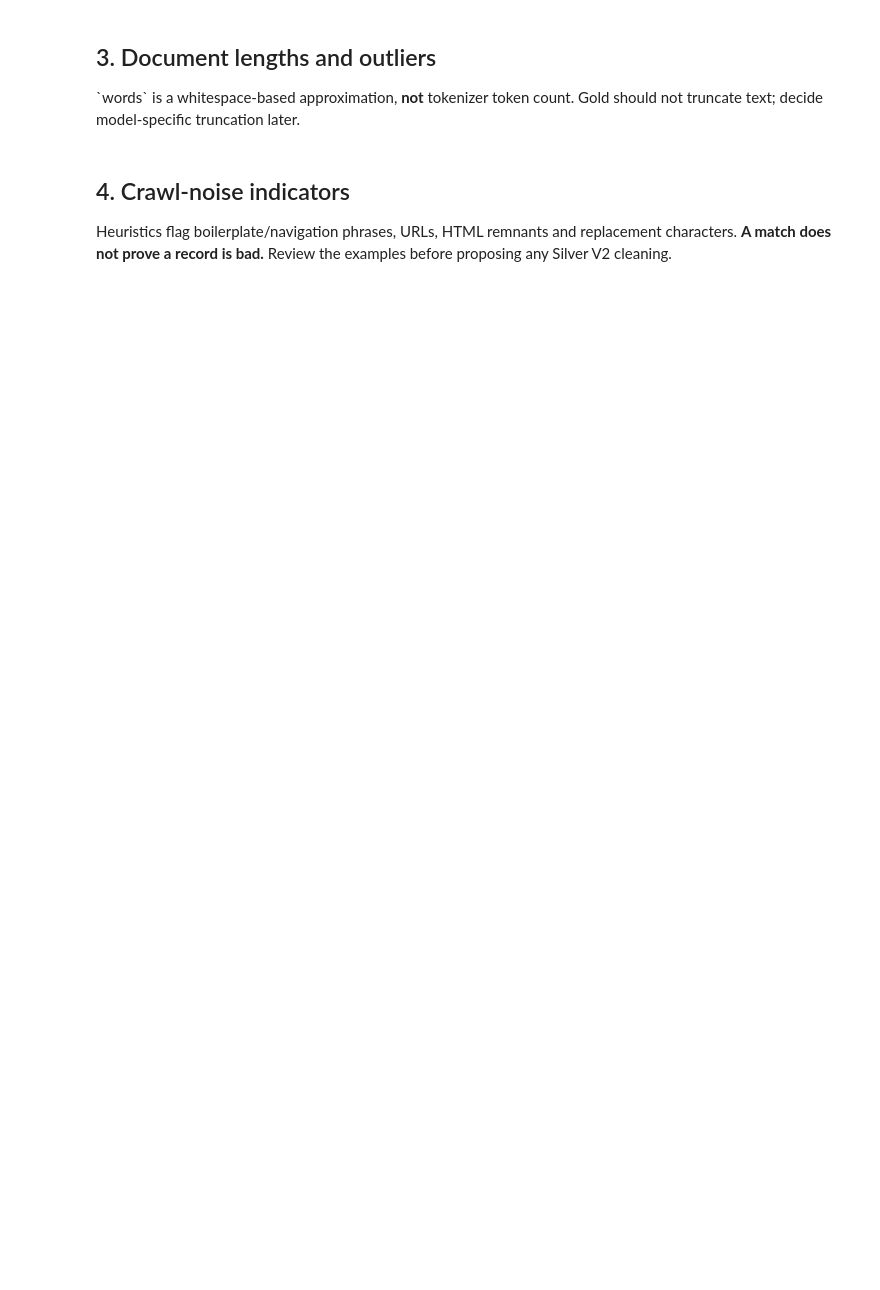
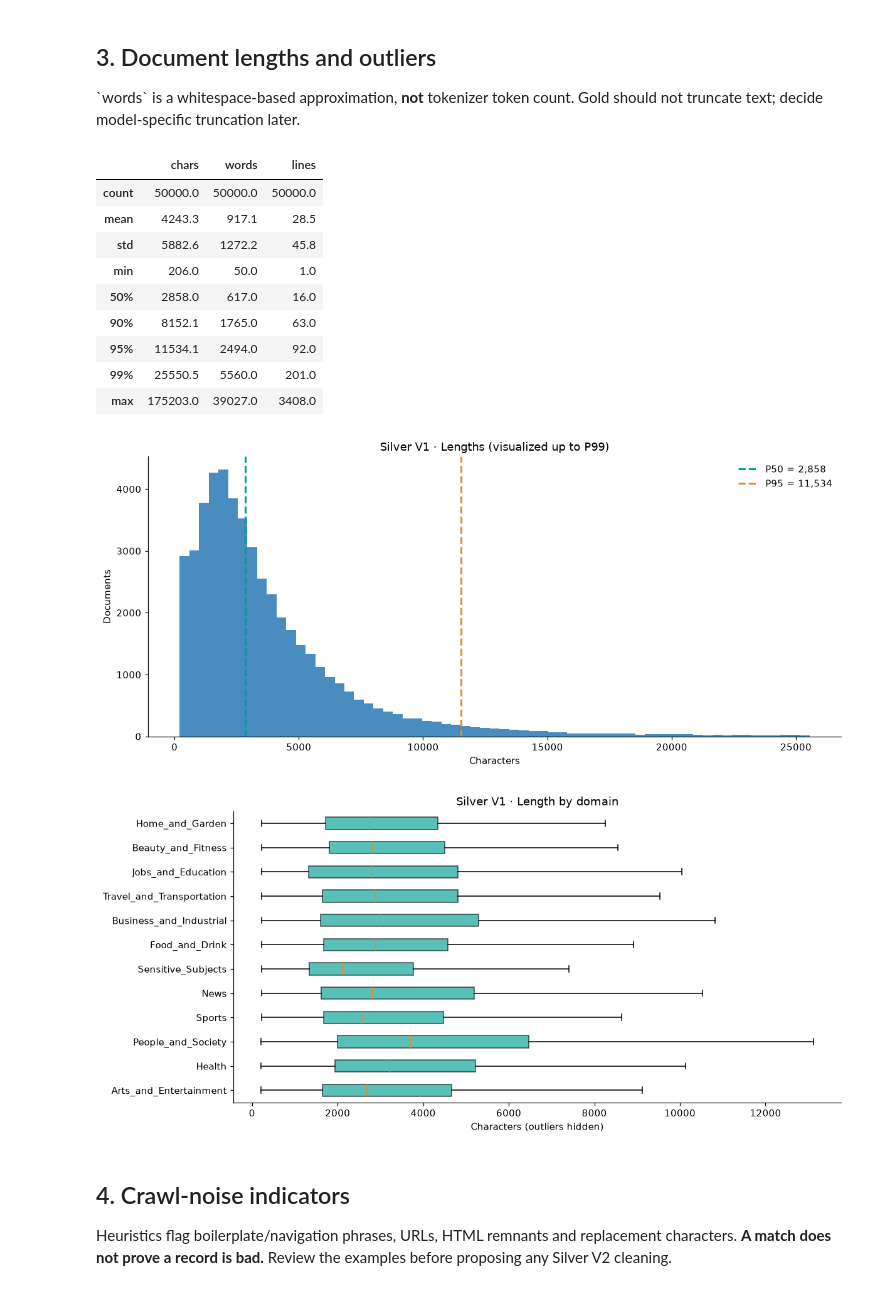
Before and after one commit to Ko4rut/vietnamese-multimodal-moderation, a Jupyter notebook: notebooks/eda/01_silver_eda.ipynb, the cells around one changed output. Cells and saved outputs as stored; diff of their text form; code cells hidden in the pictures; blank space fills up the shorter version.

```diff
--- a/notebooks/eda/01_silver_eda.ipynb
+++ b/notebooks/eda/01_silver_eda.ipynb
@@ -148,27 +185,55 @@ print("Max/min class size ratio:", round(counts.max() / counts.min(), 2))
 # %%
 display(df[["chars", "words", "lines"]].describe(percentiles=[.5, .9, .95, .99]).round(1))
 p99 = max(1, float(df.chars.quantile(.99)))
 fig, ax = plt.subplots(figsize=(11, 5))
 ax.hist(df.loc[df.chars <= p99, "chars"], bins=65, color=COLORS["blue"], alpha=.85)
 for q, color in [(.5, COLORS["teal"]), (.95, COLORS["amber"])]:
     value = float(df.chars.quantile(q))
     ax.axvline(value, ls="--", lw=2, color=color, label=f"P{int(q*100)} = {value:,.0f}")
 ax.set(xlabel="Characters", ylabel="Documents", title="Silver V1 · Lengths (visualized up to P99)")
 ax.legend(frameon=False)
 fig.tight_layout()
 figures["02_length_histogram"] = fig
 plt.show()
 
 top = counts.head(min(len(counts), 12)).index.tolist()
+
 fig, ax = plt.subplots(figsize=(11, max(5, .43 * len(top))))
-bp = ax.boxplot([df.loc[df.domain == domain, "chars"] for domain in top],
-                vert=False, labels=top, showfliers=False, patch_artist=True)
+
+bp = ax.boxplot(
+    [df.loc[df.domain == domain, "chars"] for domain in top],
+    vert=False,
+    showfliers=False,
+    patch_artist=True
+)
+
+ax.set_yticks(range(1, len(top) + 1))
+ax.set_yticklabels(top)
+
 for patch in bp["boxes"]:
     patch.set(facecolor=COLORS["teal"], alpha=.65)
-ax.set(xlabel="Characters (outliers hidden)", title="Silver V1 · Length by domain")
+
+ax.set(
+    xlabel="Characters (outliers hidden)",
+    title="Silver V1 · Length by domain"
+)
+
 fig.tight_layout()
 figures["03_length_by_domain"] = fig
 plt.show()
+# %% [output]
+|  | chars | words | lines |
+| count | 50000.0 | 50000.0 | 50000.0 |
+| mean | 4243.3 | 917.1 | 28.5 |
+| std | 5882.6 | 1272.2 | 45.8 |
+| min | 206.0 | 50.0 | 1.0 |
+| 50% | 2858.0 | 617.0 | 16.0 |
+| 90% | 8152.1 | 1765.0 | 63.0 |
+| 95% | 11534.1 | 2494.0 | 92.0 |
+| 99% | 25550.5 | 5560.0 | 201.0 |
+| max | 175203.0 | 39027.0 | 3408.0 |
+[figure, added]
+[figure, added]
 # %% [markdown]
 ## 4. Crawl-noise indicators
 
```
Also changed, not shown: parts of 7 cells of this notebook.
